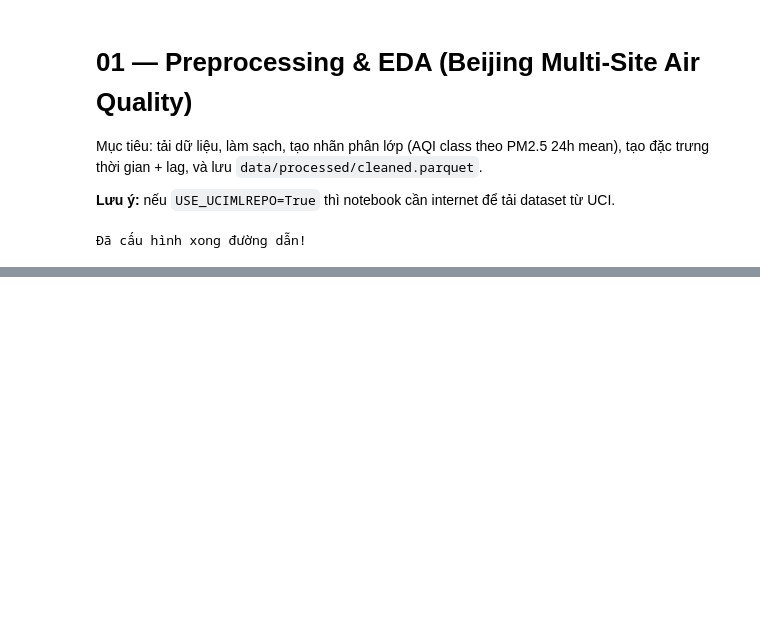
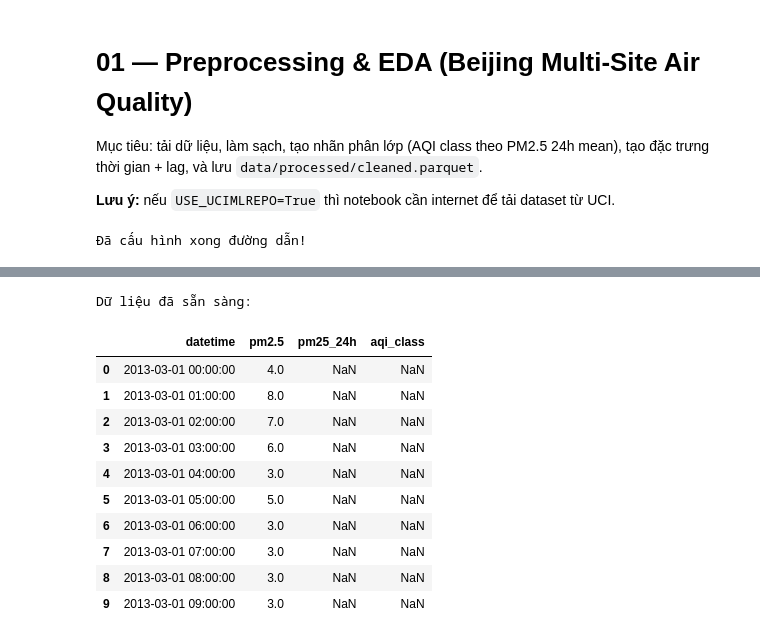
Before and after one commit to dinhmanhda/nhom11.2, a Jupyter notebook: notebooks/preprocessing_and_eda.ipynb, the cells around one changed output, grey strips where cells are left out. Cells and saved outputs as stored; diff of their text form; code cells hidden in the pictures; blank space fills up the shorter version.

```diff
--- a/notebooks/preprocessing_and_eda.ipynb
+++ b/notebooks/preprocessing_and_eda.ipynb
@@ -14,8 +14,8 @@ print("Đã cấu hình xong đường dẫn!")
 # %% [output]
 Đã cấu hình xong đường dẫn!
 # %%
-USE_UCIMLREPO = True
-RAW_ZIP_PATH = "data/raw/PRSA2017_Data_20130301-20170228.zip"
+USE_UCIMLREPO = False
+RAW_ZIP_PATH = "../data/raw/PRSA2017_Data_20130301-20170228.zip"
 
 OUTPUT_CLEANED_PATH = 'data/processed/cleaned.parquet'
 LAG_HOURS=[1, 3, 24]
@@ -71,2 +122,2 @@ print('Saved:', OUT_PATH)
 # %%
-df['pm2.5'] = df['pm2.5'].interpolate(method='linear') # Nội suy các giá trị thiếu
+df['PM2.5'] = df['PM2.5'].interpolate(method='linear') # Nội suy các giá trị thiếu
@@ -74,0 +124,7 @@ NameError: name 'df' is not defined
+# %%
+# Sử dụng hàm có sẵn trong thư viện để gán nhãn
+df = add_pm25_24h_and_label(df)
+
+# Kiểm tra xem cột 'aqi_class' đã xuất hiện chưa
+# Lưu ý: 'PM2.5' viết hoa và 'aqi_class' có dấu gạch dưới
+print(df[['PM2.5', 'aqi_class']].head())
@@ -74,0 +151,32 @@ NameError: name 'df' is not defined
+# %%
+# 1. Đảm bảo dữ liệu không còn giá trị thiếu
+if 'pm2.5' in df.columns:
+    df['pm2.5'] = df['pm2.5'].interpolate(method='linear')
+    # Đổi tên tạm thời sang viết hoa để thỏa mãn điều kiện của hàm thư viện
+    df = df.rename(columns={'pm2.5': 'PM2.5'})
+elif 'PM2.5' in df.columns:
+    df['PM2.5'] = df['PM2.5'].interpolate(method='linear')
+
+# 2. Chạy hàm gán nhãn (Lúc này PM2.5 đã tồn tại nên sẽ không lỗi ValueError)
+df = add_pm25_24h_and_label(df)
+df = add_time_features(df)
+
+# 3. Đồng bộ lại tất cả về viết thường để bạn dễ code các bước sau
+df.columns = [col.lower() for col in df.columns]
+
+# 4. Kiểm tra kết quả cuối cùng
+print("Dữ liệu đã sẵn sàng:")
+display(df[['datetime', 'pm2.5', 'pm25_24h', 'aqi_class']].head(10))
+# %% [output]
+Dữ liệu đã sẵn sàng:
+|  | datetime | pm2.5 | pm25_24h | aqi_class |
+| 0 | 2013-03-01 00:00:00 | 4.0 | NaN | NaN |
+| 1 | 2013-03-01 01:00:00 | 8.0 | NaN | NaN |
+| 2 | 2013-03-01 02:00:00 | 7.0 | NaN | NaN |
+| 3 | 2013-03-01 03:00:00 | 6.0 | NaN | NaN |
+| 4 | 2013-03-01 04:00:00 | 3.0 | NaN | NaN |
+| 5 | 2013-03-01 05:00:00 | 5.0 | NaN | NaN |
+| 6 | 2013-03-01 06:00:00 | 3.0 | NaN | NaN |
+| 7 | 2013-03-01 07:00:00 | 3.0 | NaN | NaN |
+| 8 | 2013-03-01 08:00:00 | 3.0 | NaN | NaN |
+| 9 | 2013-03-01 09:00:00 | 3.0 | NaN | NaN |
```
Also changed, not shown: parts of 11 cells of this notebook, 5 other files.
